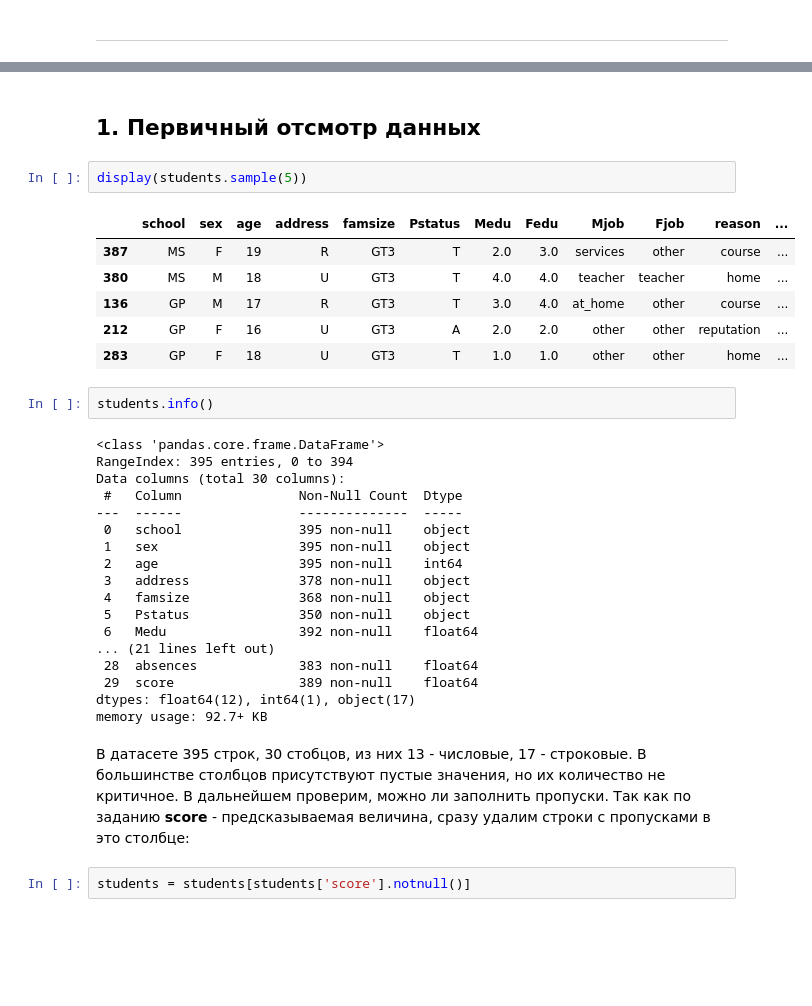
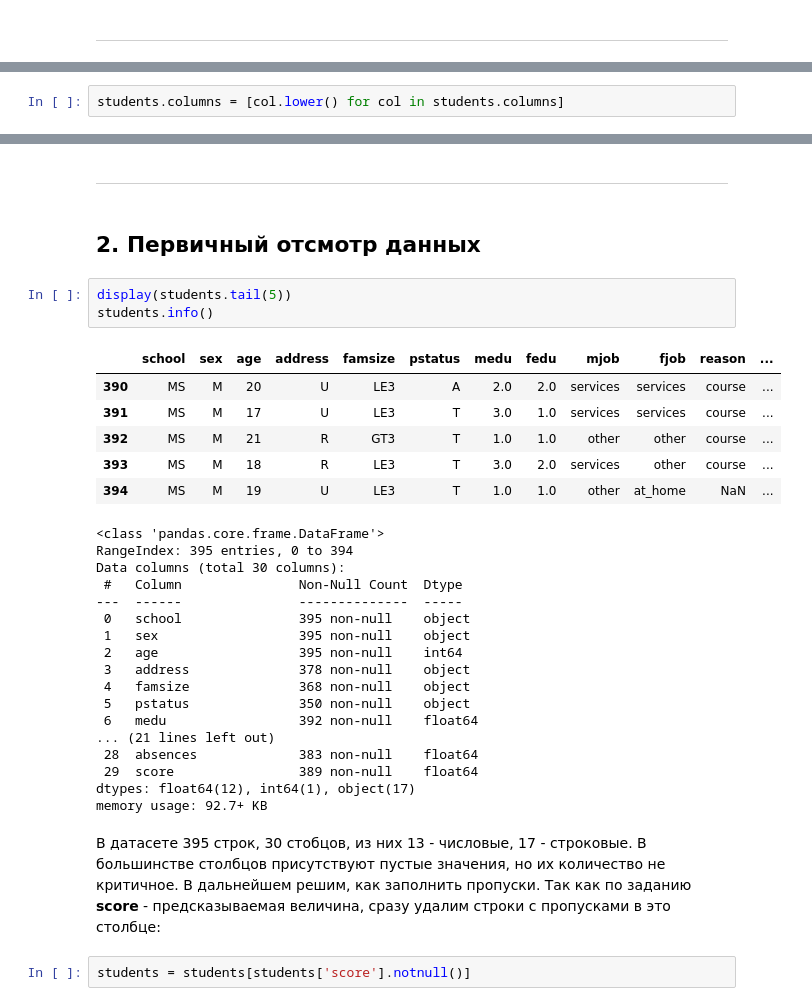
Before and after one commit to Chedered/SkillFactory, a Jupyter notebook: DS/module-2/EDA.ipynb, the cells around one changed output, grey strips where cells are left out. Cells and saved outputs as stored; diff of their text form; blank space fills up the shorter version.

```diff
--- a/DS/module-2/EDA.ipynb
+++ b/DS/module-2/EDA.ipynb
@@ -36,0 +41,2 @@ students = pd.read_csv('stud_math.csv')
+# %%
+students.columns = [col.lower() for col in students.columns]
@@ -37,36 +202,36 @@ students = pd.read_csv('stud_math.csv')
+# %% [markdown]
+***
 # %% [markdown]
-## 1. Первичный отсмотр данных<a name="1"></a>
+## 2. Первичный отсмотр данных<a name="2"></a>
 # %%
-display(students.sample(5))
+display(students.tail(5))
+students.info()
 # %% [output]
-|  | school | sex | age | address | famsize | Pstatus | Medu | Fedu | Mjob | Fjob | reason | ... |
-| 387 | MS | F | 19 | R | GT3 | T | 2.0 | 3.0 | services | other | course | ... |
-| 380 | MS | M | 18 | U | GT3 | T | 4.0 | 4.0 | teacher | teacher | home | ... |
-| 136 | GP | M | 17 | R | GT3 | T | 3.0 | 4.0 | at_home | other | course | ... |
-| 212 | GP | F | 16 | U | GT3 | A | 2.0 | 2.0 | other | other | reputation | ... |
-| 283 | GP | F | 18 | U | GT3 | T | 1.0 | 1.0 | other | other | home | ... |
+|  | school | sex | age | address | famsize | pstatus | medu | fedu | mjob | fjob | reason | ... |
+| 390 | MS | M | 20 | U | LE3 | A | 2.0 | 2.0 | services | services | course | ... |
+| 391 | MS | M | 17 | U | LE3 | T | 3.0 | 1.0 | services | services | course | ... |
+| 392 | MS | M | 21 | R | GT3 | T | 1.0 | 1.0 | other | other | course | ... |
+| 393 | MS | M | 18 | R | LE3 | T | 3.0 | 2.0 | services | other | course | ... |
+| 394 | MS | M | 19 | U | LE3 | T | 1.0 | 1.0 | other | at_home | NaN | ... |
+<class 'pandas.core.frame.DataFrame'>
+RangeIndex: 395 entries, 0 to 394
+Data columns (total 30 columns):
+ #   Column               Non-Null Count  Dtype
+---  ------               --------------  -----
+ 0   school               395 non-null    object
+ 1   sex                  395 non-null    object
+ 2   age                  395 non-null    int64
+ 3   address              378 non-null    object
+ 4   famsize              368 non-null    object
+ 5   pstatus              350 non-null    object
+ 6   medu                 392 non-null    float64
+... (21 lines left out)
+ 28  absences             383 non-null    float64
+ 29  score                389 non-null    float64
+dtypes: float64(12), int64(1), object(17)
+memory usage: 92.7+ KB
-# %%
-students.info()
-# %% [output]
-<class 'pandas.core.frame.DataFrame'>
-RangeIndex: 395 entries, 0 to 394
-Data columns (total 30 columns):
- #   Column               Non-Null Count  Dtype
----  ------               --------------  -----
- 0   school               395 non-null    object
- 1   sex                  395 non-null    object
- 2   age                  395 non-null    int64
- 3   address              378 non-null    object
- 4   famsize              368 non-null    object
- 5   Pstatus              350 non-null    object
- 6   Medu                 392 non-null    float64
-... (21 lines left out)
- 28  absences             383 non-null    float64
- 29  score                389 non-null    float64
-dtypes: float64(12), int64(1), object(17)
-memory usage: 92.7+ KB
 # %% [markdown]
-В датасете 395 строк, 30 стобцов, из них 13 - числовые, 17 - строковые. В большинстве столбцов присутствуют пустые значения, но их количество не критичное. В дальнейшем проверим, можно ли заполнить пропуски. Так как по заданию __score__ - предсказываемая величина, сразу удалим строки с пропусками в это столбце:
+В датасете 395 строк, 30 стобцов, из них 13 - числовые, 17 - строковые. В большинстве столбцов присутствуют пустые значения, но их количество не критичное. В дальнейшем решим, как заполнить пропуски. Так как по заданию __score__ - предсказываемая величина, сразу удалим строки с пропусками в это столбце:
 # %%
 students = students[students['score'].notnull()]
 # %% [markdown]
```
Also changed, not shown: parts of 67 cells of this notebook.
